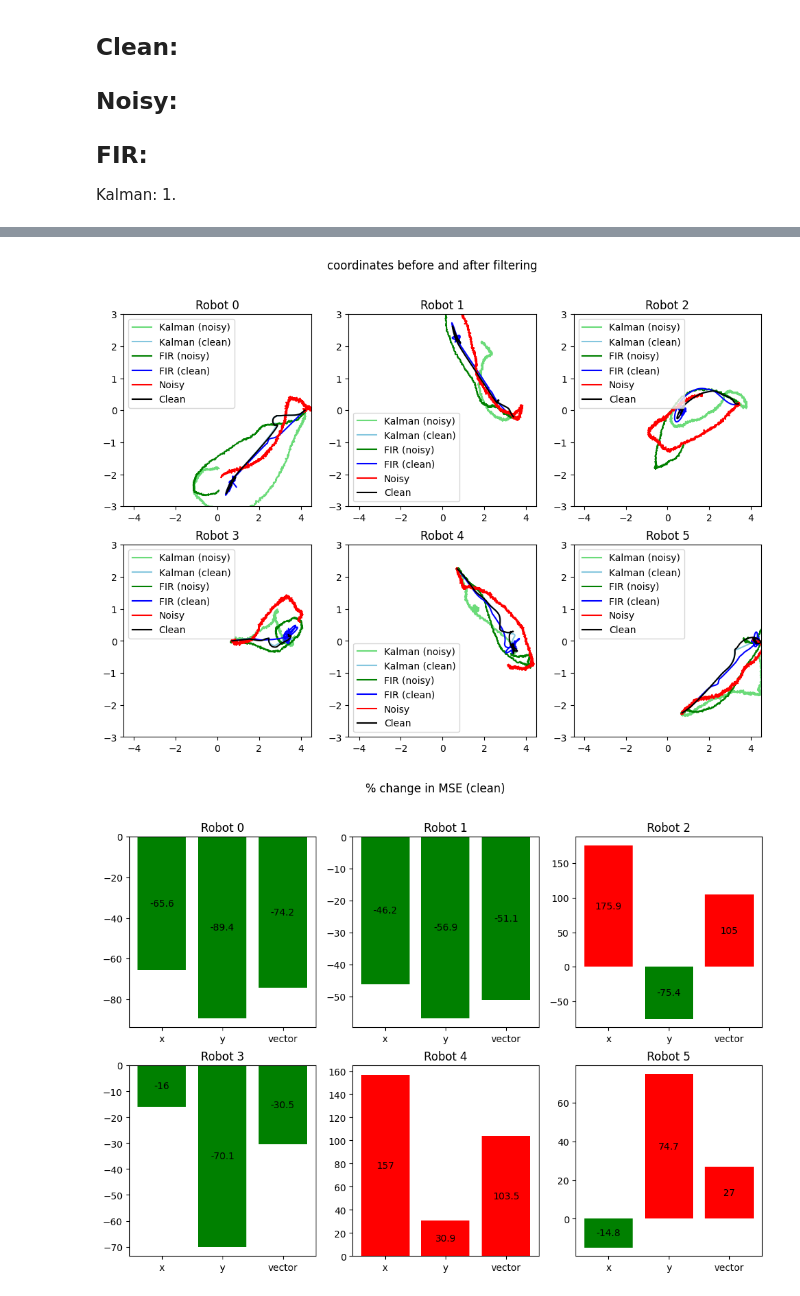
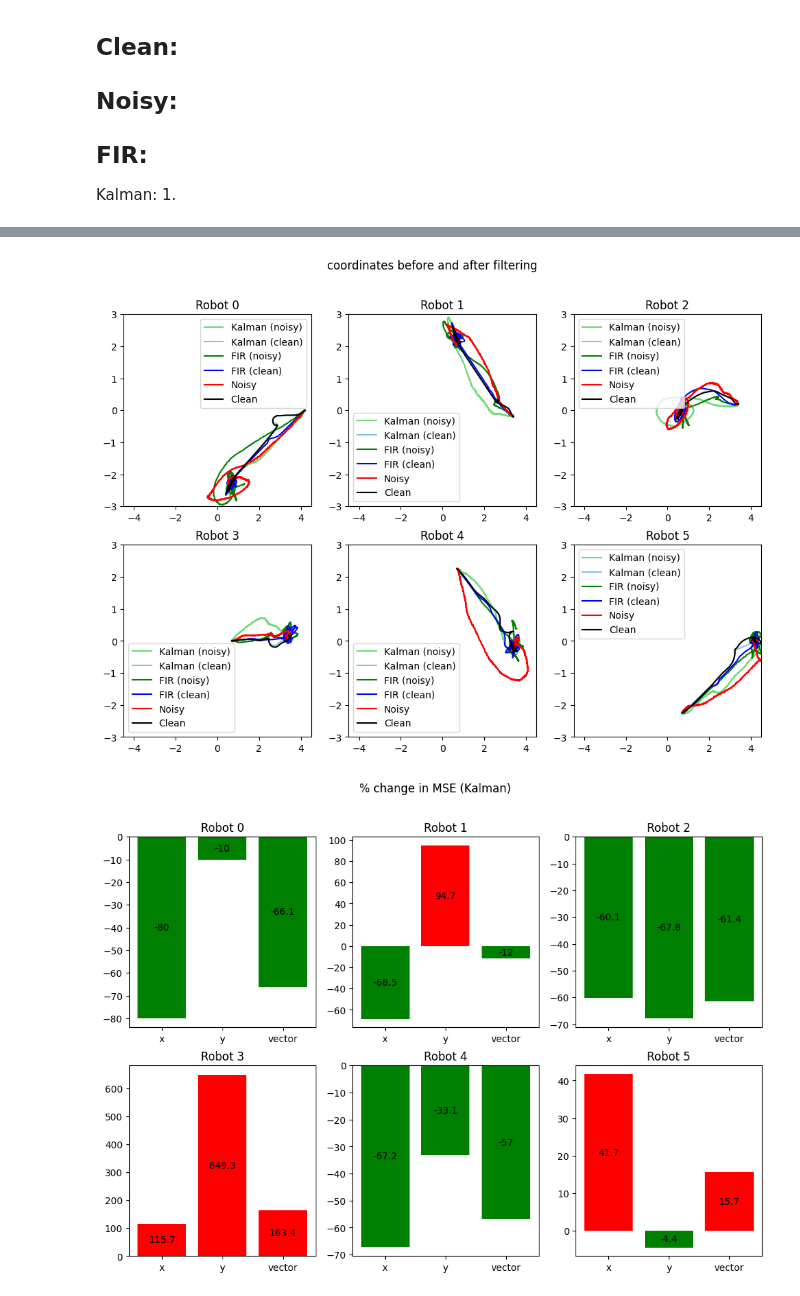
Before and after one commit to First-Order-RoboCup-SSL/Utama-Core, a Jupyter notebook: vision_data/kalman_dwa_summary.ipynb, the cells around one changed output, grey strips where cells are left out. Cells and saved outputs as stored; diff of their text form; code cells hidden in the pictures.

Commit message:
Kalman filter performance validated

```diff
--- a/vision_data/kalman_dwa_summary.ipynb
+++ b/vision_data/kalman_dwa_summary.ipynb
@@ -24,15 +24,15 @@ warnings.filterwarnings('ignore')
 
 NO_ROBOTS = 6
 ROBOT_RANGE = range(NO_ROBOTS)
-NO_ROWS = 1000  # Limit window to be analysed
+NO_ROWS = 2000  # Limit window to be analysed
 X_AXES = np.arange(NO_ROWS)
 
 CLEAN = "clean-dwa-ss-r.csv"
-NOISY = "noisy-25-dwa-ss-r.csv"
+NOISY = "noisy-10-dwa-ss-r.csv"
 CLEAN_KALMAN = "clean-kalman-dwa-ss-r-after.csv"
-NOISY_KALMAN = "noisy-25-kalman-dwa-ss-r-after.csv"
+NOISY_KALMAN = "noisy-10-kalman-dwa-ss-r-after.csv"
 CLEAN_FIR = "clean-fir-dwa-ss-r-after.csv"
-NOISY_FIR = "noisy-25-fir-dwa-ss-r-after.csv"
+NOISY_FIR = "noisy-10-fir-dwa-ss-r-after.csv"
 
 V_COL = "vector"
 ID_COL, X_COL, Y_COL, TH_COL = "id", "x", "y", "orientation"
@@ -84,13 +84,13 @@ for id in ROBOT_RANGE:
 
     current_ax = get_current_ax(axs, id)
     current_ax.set_title(f"Robot {id}")
-    # current_ax.plot(X_AXES, noisy_k[X_COL], "#6bdb79")
-    current_ax.plot(X_AXES, clean_k[X_COL], "#84c6de")
-    # current_ax.plot(X_AXES, noisy_f[X_COL], "g")
-    current_ax.plot(X_AXES, clean_f[X_COL], "b")
-    # current_ax.plot(X_AXES, noisy[X_COL], "r")
+    current_ax.plot(X_AXES, noisy_k[X_COL], "#6bdb79")
+    # current_ax.plot(X_AXES, clean_k[X_COL], "#84c6de")
+    current_ax.plot(X_AXES, noisy_f[X_COL], "g")
+    # current_ax.plot(X_AXES, clean_f[X_COL], "b")
+    current_ax.plot(X_AXES, noisy[X_COL], "r")
     current_ax.plot(X_AXES, clean[X_COL], "k")
 
-    current_ax.legend(("Kalman (clean)", "FIR (clean)", "Clean"))
+    current_ax.legend(("Kalman (noisy)", "FIR (noisy)", "Noisy", "Clean"))
     # current_ax.legend(("Kalman (noisy)", "Kalman (clean)", "FIR (noisy)", "FIR (clean)", "Noisy", "Clean"))
 # %% [output]
@@ -111,11 +111,12 @@ for id in ROBOT_RANGE:
     current_ax = get_current_ax(axs, id)
     current_ax.set_title(f"Robot {id}")
     current_ax.plot(X_AXES, noisy_k[Y_COL], "#6bdb79")
-    current_ax.plot(X_AXES, clean_k[Y_COL], "#84c6de")
+    # current_ax.plot(X_AXES, clean_k[Y_COL], "#84c6de")
     current_ax.plot(X_AXES, noisy_f[Y_COL], "g")
-    current_ax.plot(X_AXES, clean_f[Y_COL], "b")
+    # current_ax.plot(X_AXES, clean_f[Y_COL], "b")
     current_ax.plot(X_AXES, noisy[Y_COL], "r")
     current_ax.plot(X_AXES, clean[Y_COL], "k")
 
-    current_ax.legend(("Kalman (noisy)", "Kalman (clean)", "FIR (noisy)", "FIR (clean)", "Noisy", "Clean"))
+    current_ax.legend(("Kalman (noisy)", "FIR (noisy)", "Noisy", "Clean"))
+    # current_ax.legend(("Kalman (noisy)", "Kalman (clean)", "FIR (noisy)", "FIR (clean)", "Noisy", "Clean"))
 # %% [output]
@@ -147,7 +148,7 @@ for id in ROBOT_RANGE:
 
     current_ax.legend(("Kalman (noisy)", "Kalman (clean)", "FIR (noisy)", "FIR (clean)", "Noisy", "Clean"))
 # %% [output]
-[figure, old version]
+[figure, new version]
 # %%
 def percentage_diff(
     old: float,
@@ -210,7 +211,7 @@ baseline_vs = [mean_squared_error_vec(CLEAN_FD, NOISY_FD, id) for id in ROBOT_RA
 # %%
 fig, axs = plt.subplots(2,3)
 fig.set_size_inches(12,8)
-fig.suptitle("% change in MSE (clean)")
+fig.suptitle("% change in MSE (Kalman)")
 
 for id in ROBOT_RANGE:
     baseline_x, baseline_y, baseline_v = baseline_xs[id], baseline_ys[id], baseline_vs[id]
@@ -220,31 +221,31 @@ for id in ROBOT_RANGE:
         NOISY_KALMAN_FD,
         X_COL,
         id
     )
 
     error_y = mean_squared_error(
         CLEAN_FD,
         NOISY_KALMAN_FD,
         Y_COL,
         id
     )
 
     error_v = mean_squared_error_vec(
         CLEAN_FD,
         NOISY_KALMAN_FD,
         id
     )
 
     delta_x = percentage_diff(baseline_x, error_x)
     delta_y = percentage_diff(baseline_y, error_y)
     delta_v = percentage_diff(baseline_v, error_v)
 
     current_ax = get_current_ax(axs, id)
     current_ax.set_title(f"Robot {id}")
 
     deltas = [delta_x, delta_y, delta_v]
     colours = ['red' if d > 0 else 'green' for d in deltas]
     bars = current_ax.bar([X_COL, Y_COL, V_COL], deltas, color=colours)
     current_ax.bar_label(bars, label_type='center')
 # %% [output]
-[figure, old version]
+[figure, new version]
```
Also changed, not shown: parts of 3 cells of this notebook, 37 other files.
